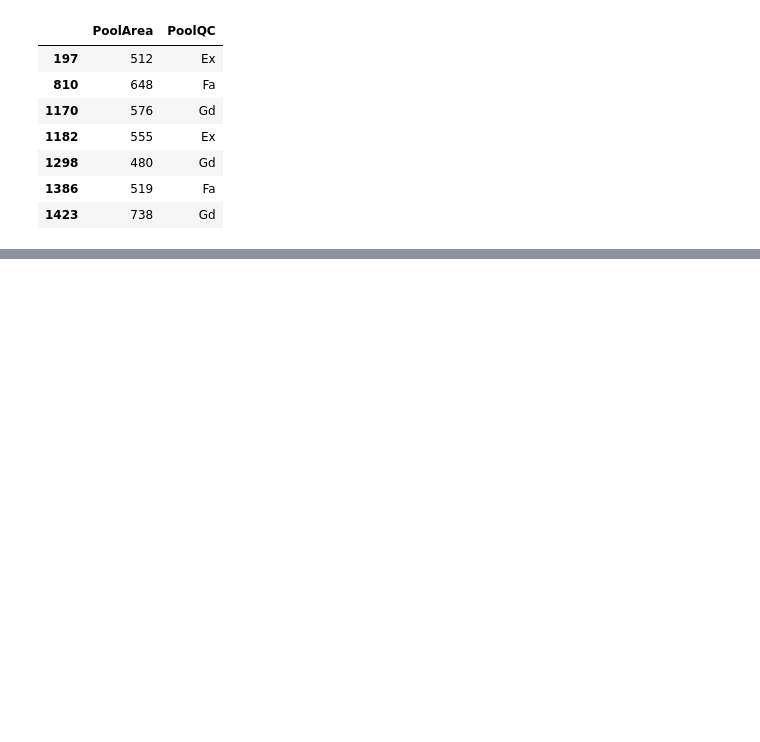
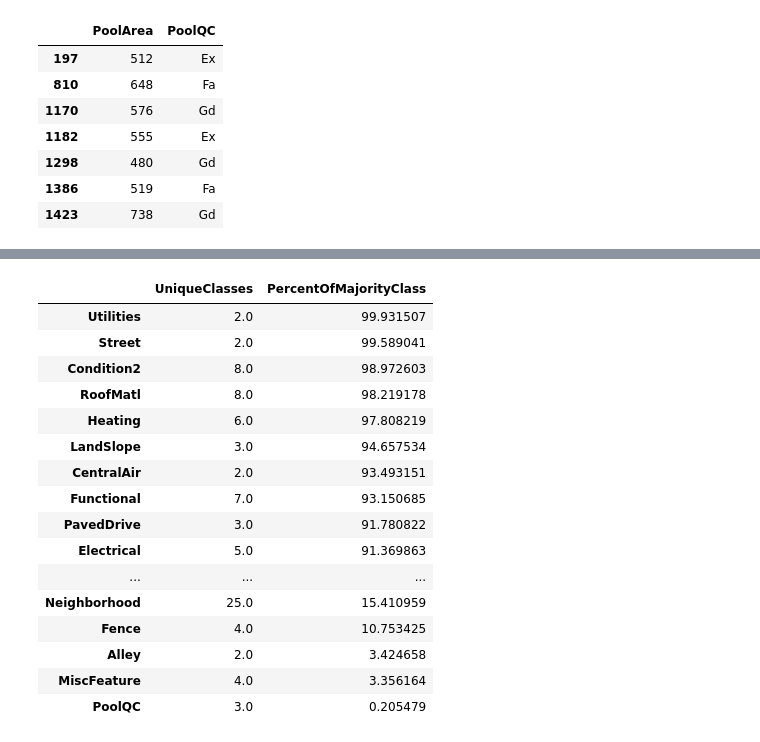
Before and after one commit to electronicmaxwell/house_price_ML, a Jupyter notebook: Initial_EDA.ipynb, the cells around one changed output, grey strips where cells are left out. Drawn from its saved outputs; the diff is of its cells as text; code cells hidden in the pictures; blank space fills up the shorter version.

```diff
--- a/Initial_EDA.ipynb
+++ b/Initial_EDA.ipynb
@@ -652,0 +672,29 @@ pool[pool['PoolArea'] != 0]
+# %%
+
+def majority_class_info(series):
+    value_counts = series.value_counts()
+    num_unique_classes = value_counts.shape[0]
+    majority_class_percentage = value_counts.iloc[0] / len(series) * 100
+    return pd.Series([num_unique_classes, majority_class_percentage], index=['UniqueClasses', 'PercentOfMajorityClass'])
+
+categorical_info = df_cat.apply(majority_class_info)
+categorical_info = categorical_info.T
+categorical_info.sort_values(by=['PercentOfMajorityClass'], ascending=False)
+# %% [output]
+|  | UniqueClasses | PercentOfMajorityClass |
+| Utilities | 2.0 | 99.931507 |
+| Street | 2.0 | 99.589041 |
+| Condition2 | 8.0 | 98.972603 |
+| RoofMatl | 8.0 | 98.219178 |
+| Heating | 6.0 | 97.808219 |
+| LandSlope | 3.0 | 94.657534 |
+| CentralAir | 2.0 | 93.493151 |
+| Functional | 7.0 | 93.150685 |
+| PavedDrive | 3.0 | 91.780822 |
+| Electrical | 5.0 | 91.369863 |
+| ... | ... | ... |
+| Neighborhood | 25.0 | 15.410959 |
+| Fence | 4.0 | 10.753425 |
+| Alley | 2.0 | 3.424658 |
+| MiscFeature | 4.0 | 3.356164 |
+| PoolQC | 3.0 | 0.205479 |
```
Also changed, not shown: parts of 4 cells of this notebook, 2 other files.
